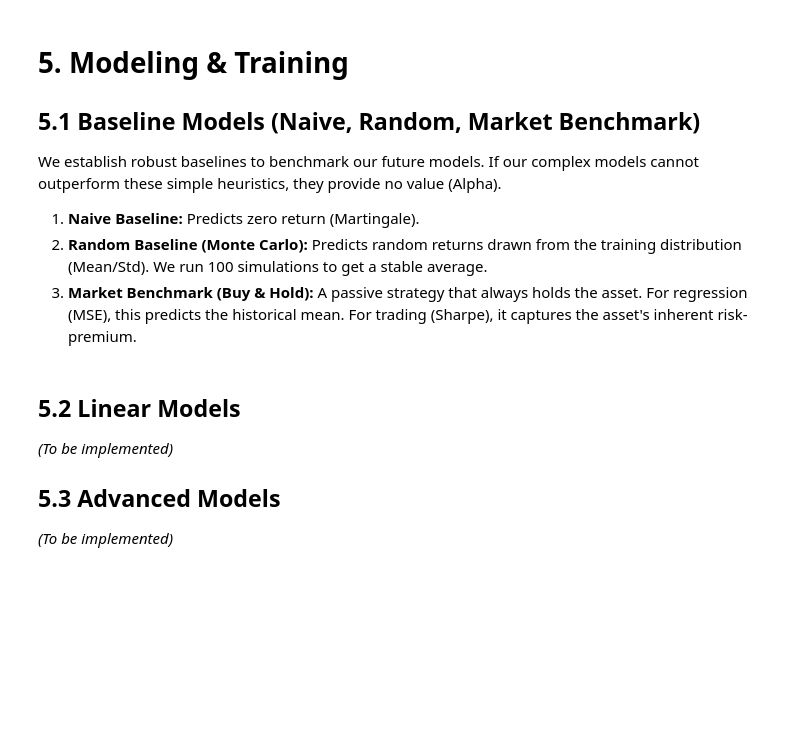
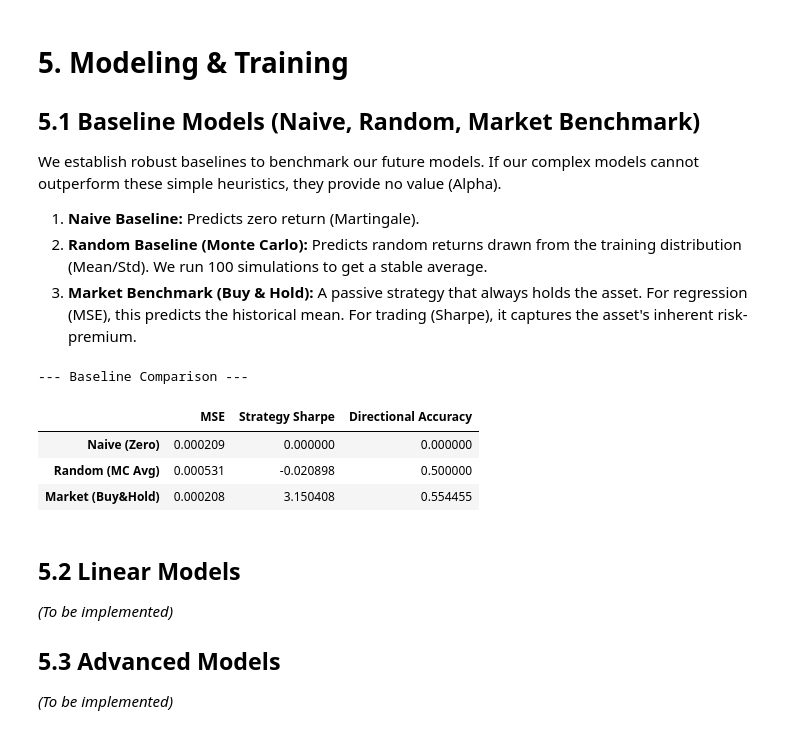
Before and after one commit to itaymutzafi/data-science-project, a Jupyter notebook: Final_Project_Report.ipynb, the cells around one changed output. Cells and saved outputs as stored; diff of their text form; code cells hidden in the pictures; blank space fills up the shorter version.

```diff
--- a/Final_Project_Report.ipynb
+++ b/Final_Project_Report.ipynb
@@ -182,28 +180,23 @@ We establish robust baselines to benchmark our future models. If our complex mod
 2.  **Random Baseline (Monte Carlo):** Predicts random returns drawn from the training distribution (Mean/Std). We run 100 simulations to get a stable average.
 3.  **Market Benchmark (Buy & Hold):** A passive strategy that always holds the asset. For regression (MSE), this predicts the historical mean. For trading (Sharpe), it captures the asset's inherent risk-premium.
 # %%
-# --- Empirical Analysis: Robust Baselines ---
-from src.evaluation.analysis import run_baseline_analysis
-from src.data.loader import fetch_sample_data
-from src.features.preprocessing import LogReturnTransformer
-import pandas as pd
-
-# 1. Load Data (Train/Test Split for Analysis)
-# Note: In a real run, this would use the Walk-Forward splitter.
-# Here we demonstrate on a single temporal split for baseline comparison.
-df_prices = fetch_sample_data(ticker='AAPL', period='2y')
-transformer = LogReturnTransformer()
-df_transformed = transformer.fit_transform(df_prices)
-y = df_transformed['Log_Returns']
-X = pd.DataFrame(index=y.index) # Dummy features for baselines
-
-# Temporal Split (80/20)
-split_idx = int(len(y) * 0.8)
-y_train, y_test = y.iloc[:split_idx], y.iloc[split_idx:]
-X_train, X_test = X.iloc[:split_idx], X.iloc[split_idx:]
+# Prepare Train/Test Split
+train_size = int(len(df_aapl) * 0.8)
+train_data = df_aapl.iloc[:train_size]
+test_data = df_aapl.iloc[train_size:]
 
 # Run Baseline Analysis
-run_baseline_analysis(y_train, y_test, X_test)
+run_baseline_analysis(
+    y_train=train_data['Log_Return'].dropna(),
+    y_test=test_data['Log_Return'].dropna(),
+    X_test=test_data
+)
+# %% [output]
+--- Baseline Comparison ---
+|  | MSE | Strategy Sharpe | Directional Accuracy |
+| Naive (Zero) | 0.000209 | 0.000000 | 0.000000 |
+| Random (MC Avg) | 0.000531 | -0.020898 | 0.500000 |
+| Market (Buy&Hold) | 0.000208 | 3.150408 | 0.554455 |
 # %% [markdown]
 ## 5.2 Linear Models
 *(To be implemented)*
```
Also changed, not shown: parts of 3 cells of this notebook, 1 other file.
